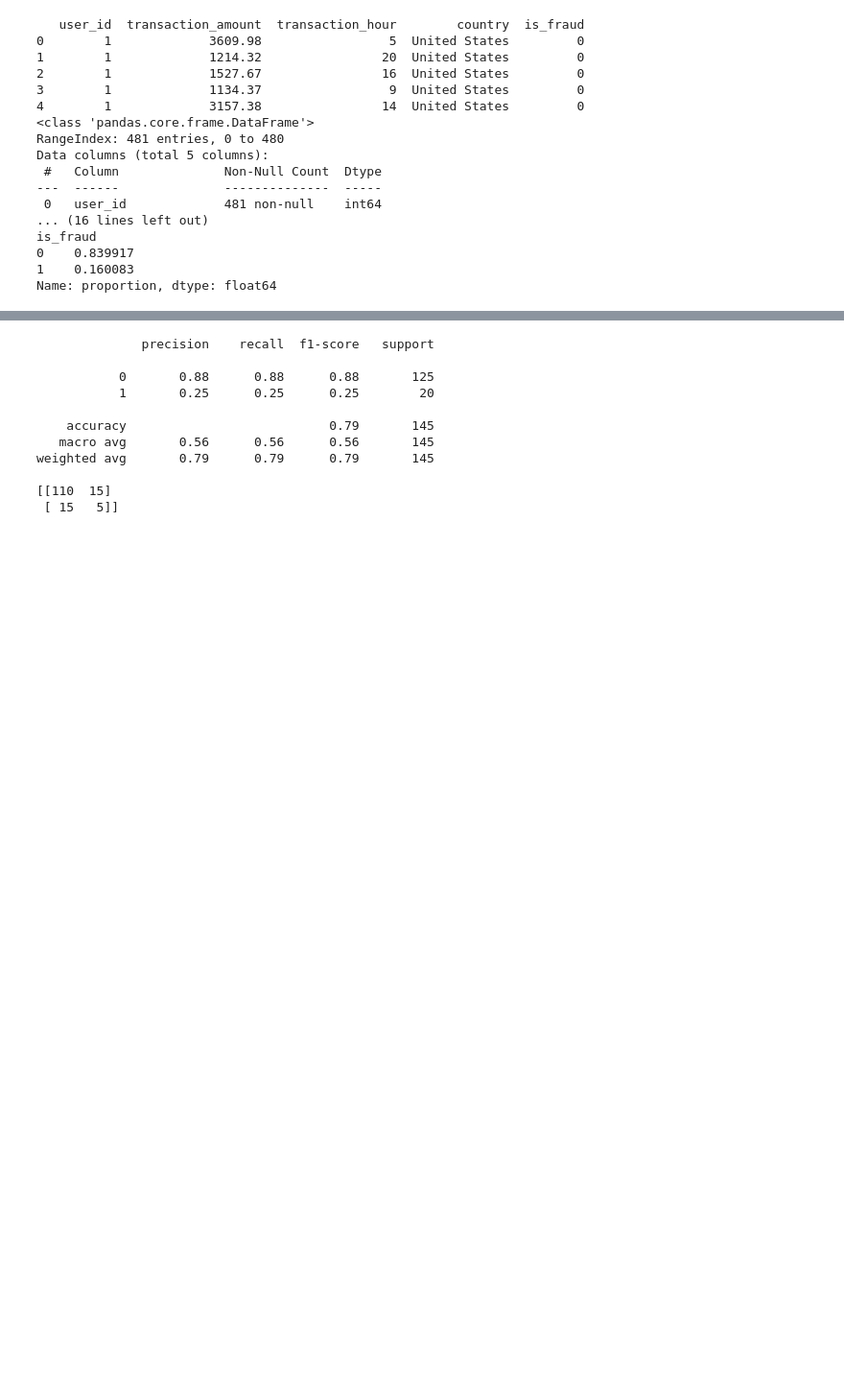
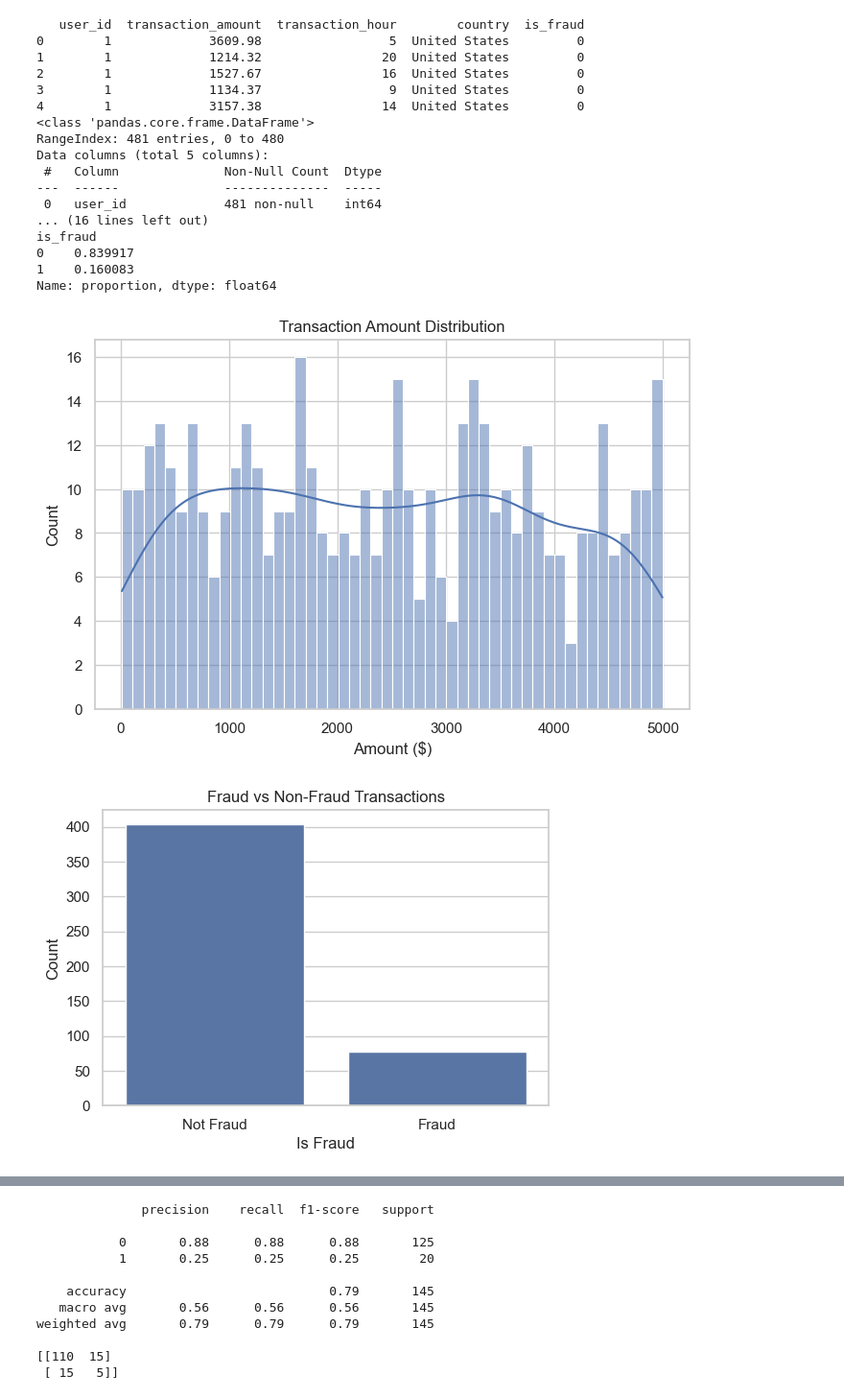
Before and after one commit to Benismu6/fraud-detection-pipeline, a Jupyter notebook: notebooks/fraud_detection_end_to_end.ipynb, the cells around one changed output, grey strips where cells are left out. Shown: that part at 96% size. Saved outputs shown, nothing was run; the diff lists cells and outputs as text; code cells hidden in the pictures; blank space fills up the shorter version.

Commit message:
Added EDA visualizations

```diff
--- a/notebooks/fraud_detection_end_to_end.ipynb
+++ b/notebooks/fraud_detection_end_to_end.ipynb
@@ -105,3 +105,40 @@ is_fraud
 0    0.839917
 1    0.160083
 Name: proportion, dtype: float64
+# %%
+# 4.1 EDA Visualizations
+
+import matplotlib.pyplot as plt
+import seaborn as sns
+
+# Set style
+sns.set(style="whitegrid")
+
+# Histogram of transaction amounts
+plt.figure(figsize=(8,5))
+sns.histplot(transactions_df['transaction_amount'], bins=50, kde=True)
+plt.title('Transaction Amount Distribution')
+plt.xlabel('Amount ($)')
+plt.ylabel('Count')
+plt.show()
+
+# Bar plot of fraud vs non-fraud
+plt.figure(figsize=(6,4))
+sns.countplot(x='is_fraud', data=transactions_df)
+plt.title('Fraud vs Non-Fraud Transactions')
+plt.xlabel('Is Fraud')
+plt.ylabel('Count')
+plt.xticks([0,1], ['Not Fraud', 'Fraud'])
+plt.show()
+
+# Boxplot: Amount by Fraud
+plt.figure(figsize=(8,5))
+sns.boxplot(x='is_fraud', y='transaction_amount', data=transactions_df)
+plt.title('Transaction Amounts by Fraud Status')
+plt.xlabel('Is Fraud')
+plt.ylabel('Amount ($)')
+plt.xticks([0,1], ['Not Fraud', 'Fraud'])
+plt.show()
+# %% [output]
+[figure, added]
+[figure, added]
```
Also changed, not shown: parts of 1 cell of this notebook.
